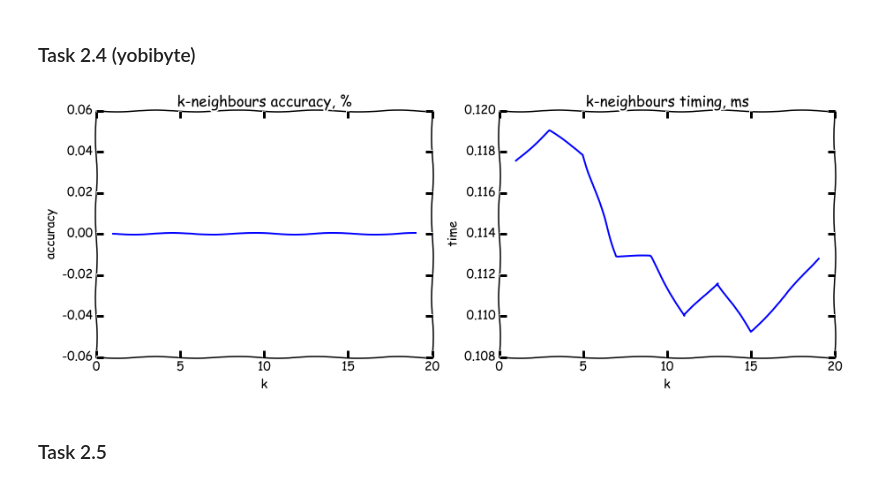
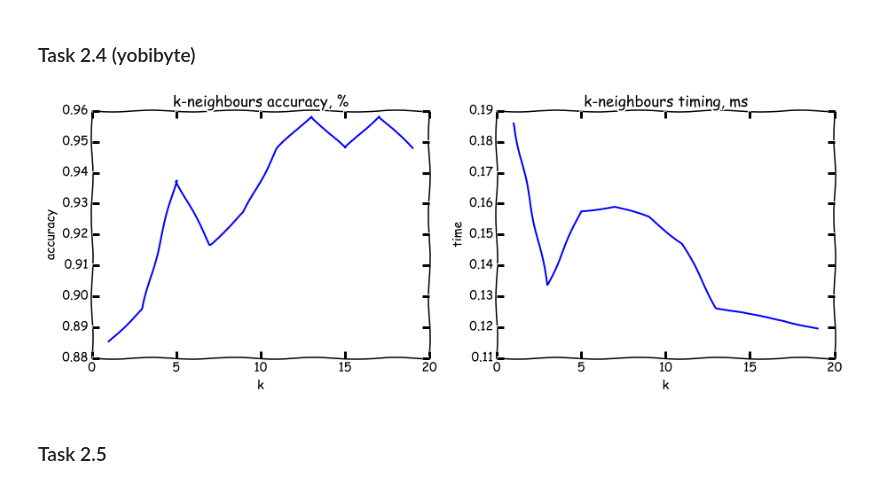
Before and after one commit to liyakun/Pattern-Recognition, a Jupyter notebook: SecondProject/src2.ipynb, the cells around one changed output. Saved outputs shown, nothing was run; the diff lists cells and outputs as text; code cells hidden in the pictures.

```diff
--- a/SecondProject/src2.ipynb
+++ b/SecondProject/src2.ipynb
@@ -120,35 +120,35 @@ for k in n:
     curr_pred = []
     for p in Xt:
         dist = [np.abs(np.linalg.norm(tr-p)) for tr in Xtr]
         neighbours = np.argsort(dist)[:k]
         n_vals = ytr[neighbours]
         #hey! will be strange for even k's
         pred = 1.0 if sum(n_vals) > 0 else -1.0
         curr_pred.append(pred)
     timing.append(time()-st_t)
     preds.append(curr_pred)
 
 acc = []
 for p in preds:
     corr = [int(i)==int(j) for i,j in zip(yt,p)]
-    corr = sum(corr)/len(corr)
+    corr = sum(corr)/(1.0*len(corr))
     acc.append(corr)
 
 fig,axes = subplots(ncols=2, figsize=(15,5))
 ax = axes[0]
 ax2 = axes[1]
 
 ax.set_title('k-neighbours accuracy, %')
 ax.set_xlabel('k')
 ax.set_ylabel('accuracy')
 ax.plot(n, acc);
 
 ax2.set_title('k-neighbours timing, ms')
 ax2.set_xlabel('k')
 ax2.set_ylabel('time')
 ax2.plot(n, timing);
 # %% [output]
-[figure, old version]
+[figure, new version]
 # %% [markdown]
 ### Task 2.5
 # %%
```
Also changed, not shown: parts of 1 cell of this notebook.
